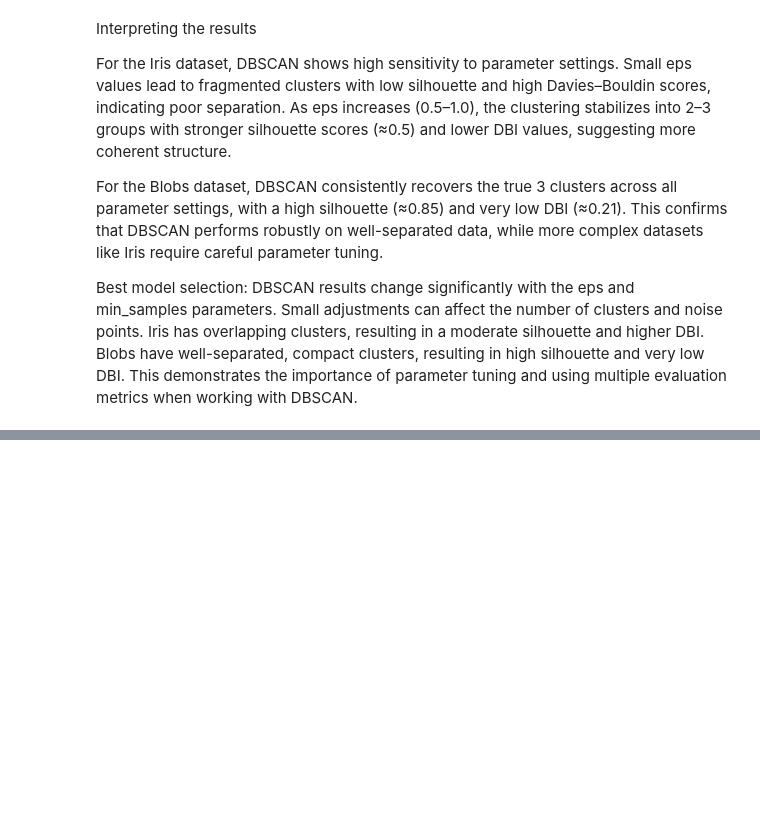
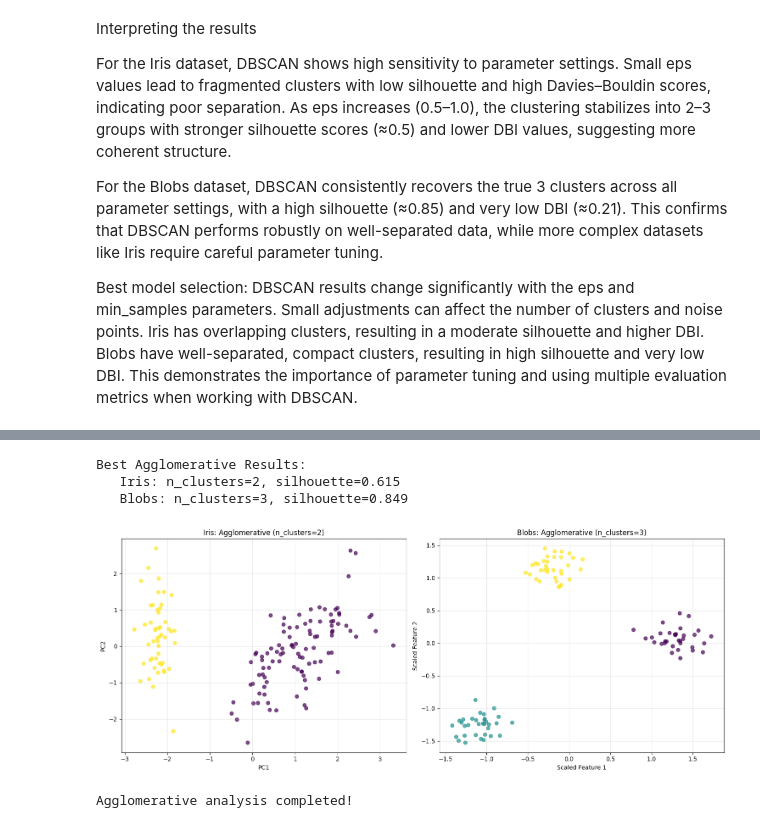
Before and after one commit to sarazhara1/clusterviz-project, a Jupyter notebook: TUTORIAL.ipynb, the cells around one changed output, grey strips where cells are left out. Drawn from its saved outputs; the diff is of its cells as text; code cells hidden in the pictures; blank space fills up the shorter version.

```diff
--- a/TUTORIAL.ipynb
+++ b/TUTORIAL.ipynb
@@ -282,0 +450,39 @@ DBSCAN results change significantly with the eps and min_samples parameters. Sma
+# %%
+# Find best results
+best_iris_agglo = max(agglomerative_results, key=lambda x: x['iris_silhouette'])
+best_blobs_agglo = max(agglomerative_results, key=lambda x: x['blobs_silhouette'])
+
+print(f"\nBest Agglomerative Results:")
+print(f"   Iris: n_clusters={best_iris_agglo['n_clusters']}, "
+      f"silhouette={best_iris_agglo['iris_silhouette']:.3f}")
+print(f"   Blobs: n_clusters={best_blobs_agglo['n_clusters']}, "
+      f"silhouette={best_blobs_agglo['blobs_silhouette']:.3f}")
+# %% [output]
+Best Agglomerative Results:
+   Iris: n_clusters=2, silhouette=0.615
+   Blobs: n_clusters=3, silhouette=0.849
+# %%
+# Visualize Agglomerative results
+fig, (ax1, ax2) = plt.subplots(1, 2, figsize=(15, 6))
+
+ax1.scatter(X_iris_scaled[:, 0], X_iris_scaled[:, 1],
+           c=best_iris_agglo['iris_result']['labels'], cmap='viridis', alpha=0.7)
+ax1.set_title(f"Iris: Agglomerative (n_clusters={best_iris_agglo['n_clusters']})")
+ax1.set_xlabel('PC1')
+ax1.set_ylabel('PC2')
+ax1.grid(True, alpha=0.3)
+
+ax2.scatter(X_blobs_scaled[:, 0], X_blobs_scaled[:, 1],
+           c=best_blobs_agglo['blobs_result']['labels'], cmap='viridis', alpha=0.7)
+ax2.set_title(f"Blobs: Agglomerative (n_clusters={best_blobs_agglo['n_clusters']})")
+ax2.set_xlabel('Scaled Feature 1')
+ax2.set_ylabel('Scaled Feature 2')
+ax2.grid(True, alpha=0.3)
+
+plt.tight_layout()
+plt.show()
+
+print("Agglomerative analysis completed!")
+# %% [output]
+[figure, added]
+Agglomerative analysis completed!
```
Also changed, not shown: parts of 16 cells of this notebook, 9 other files.
